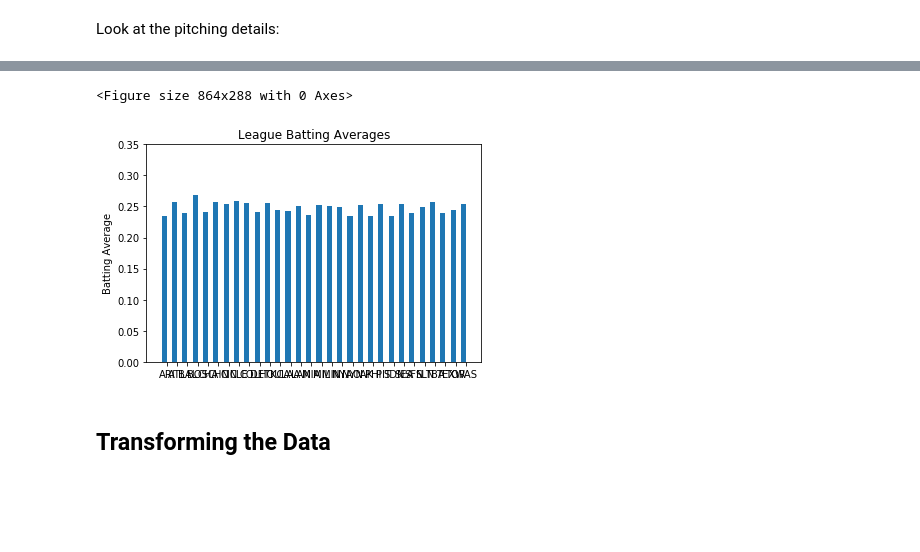
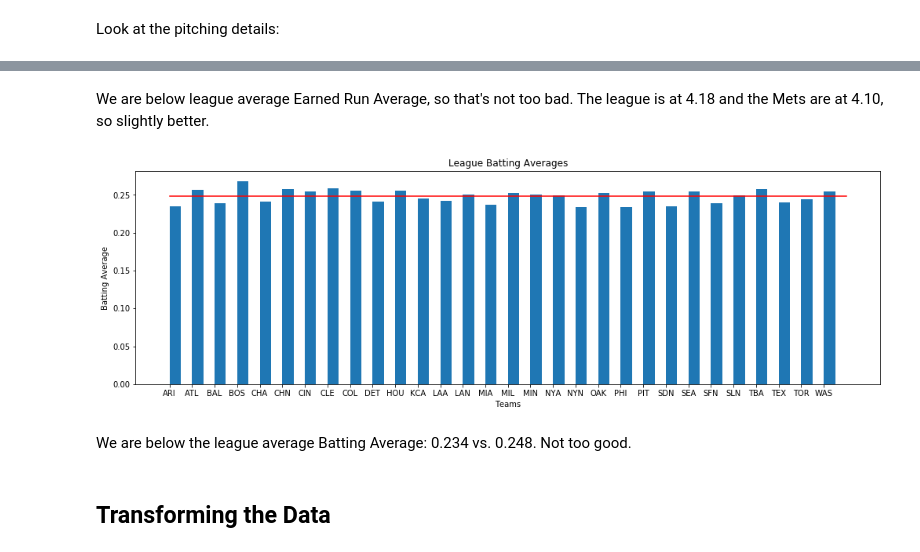
Before and after one commit to robertfg/python-class-project, a Jupyter notebook: python-class-project.ipynb, the cells around one changed output, grey strips where cells are left out. Cells and saved outputs as stored; diff of their text form; code cells hidden in the pictures; blank space fills up the shorter version.

```diff
--- a/python-class-project.ipynb
+++ b/python-class-project.ipynb
@@ -445,10 +445,13 @@ sql_query = """SELECT ROUND(9 * CAST(SUM(ER) AS FLOAT)/SUM(IPOuts/3), 2) AS ERA
                WHERE yearID=2018"""
 
 league_era = pd.read_sql_query(sql_query, baseballdb)
+league_era = league_era.loc[0]
 
 # Get the league batting average:
 sql_query = """SELECT ROUND(CAST(SUM(H) AS FLOAT)/SUM(AB), 3) AS Avg
                FROM batting
                WHERE yearID=2018"""
 
-league_avg = pd.read_sql_query(sql_query, baseballdb)
+league_ba = pd.read_sql_query(sql_query, baseballdb)
+league_ba = league_ba.loc[0]
+league_era, league_ba
@@ -479,20 +489,27 @@ plt.show()
+# %% [markdown]
+We are below league average Earned Run Average, so that's not too bad.  The league is at 4.18 and the Mets are at 4.10, so slightly better.
 # %%
-plt.figure(figsize=(12, 4))
-
 # Keep Label locations and bar width
 
-fig, ax = plt.subplots()
-rects = ax.bar(x - width/2, ba, width)
+# Set the plot size
+fig, ax = plt.subplots(figsize=(17,5))
+rects = ax.bar(x + width/2, ba, width)
 
+# Present the data
+ax.set_xlabel('Teams')
 ax.set_ylabel('Batting Average')
 ax.set_title('League Batting Averages')
 ax.set_xticks(x)
 ax.set_xticklabels(labels)
 ax.set_yticks([0, 0.05, 0.10, 0.15, 0.20, 0.25, 0.30, 0.350])
 
+# Plot the league average Batting Average
+ax.plot([0, 30], [league_ba, league_ba], "-r")
+
 plt.show()
 # %% [output]
-<Figure size 864x288 with 0 Axes>
-[figure, old version]
+[figure, new version]
+# %% [markdown]
+We are below the league average Batting Average: 0.234 vs. 0.248.  Not too good.
 # %% [markdown]
 ## Transforming the Data
```
Also changed, not shown: parts of 9 cells of this notebook.
